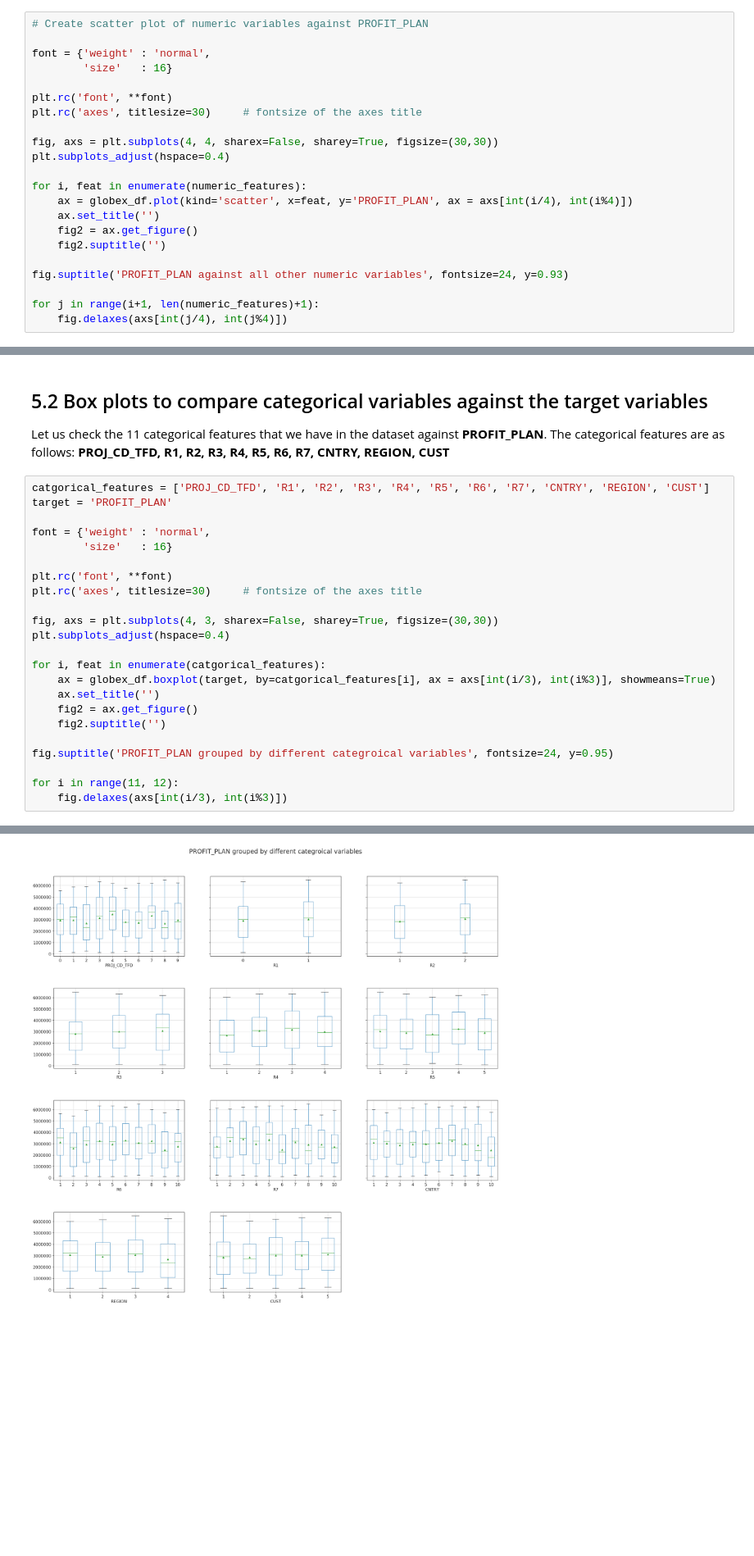
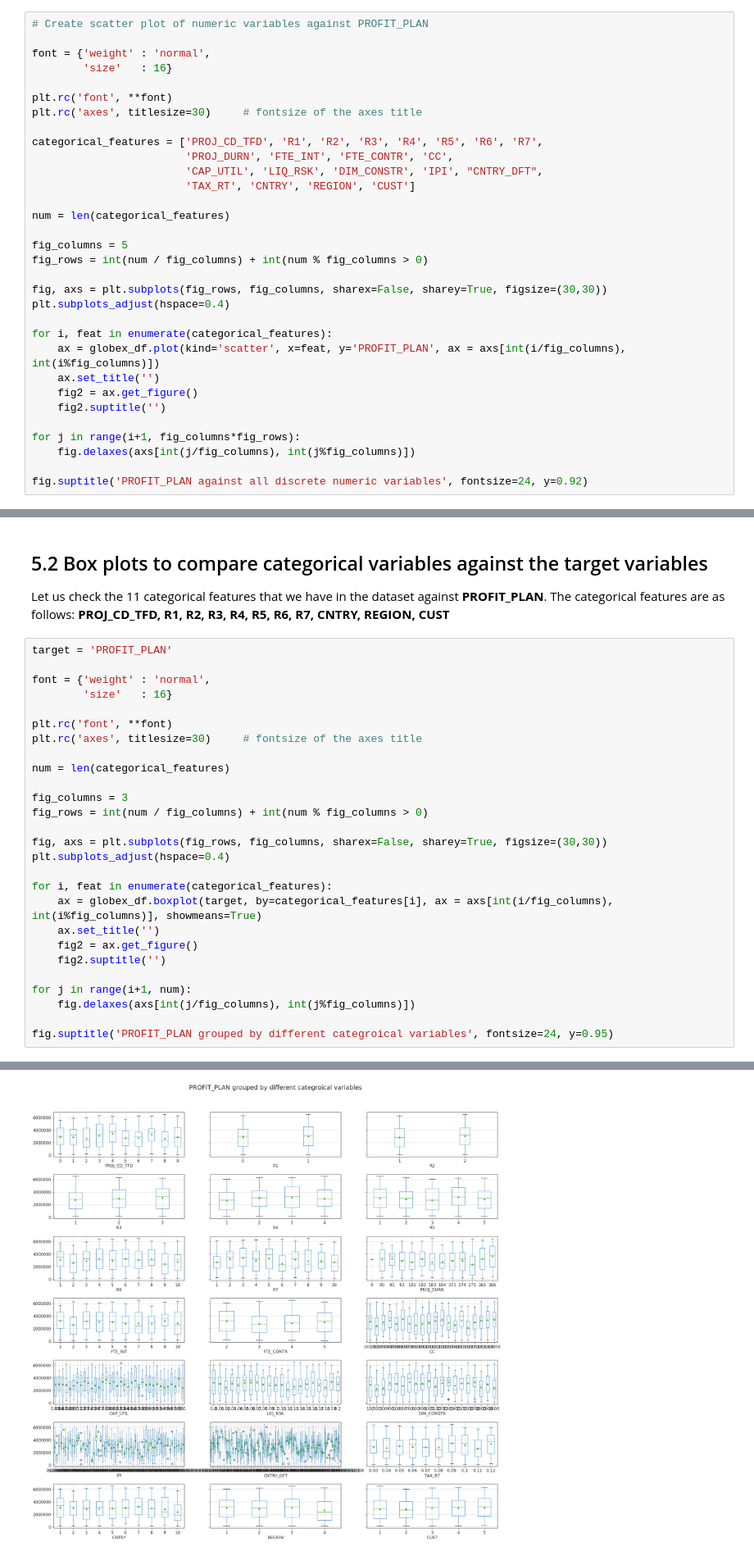
Before and after one commit to walidsi/data-science-bootcamp, a Jupyter notebook: Globex case _1_.ipynb, the cells around one changed output, grey strips where cells are left out. Shown at 82% size. Saved outputs shown, nothing was run; the diff lists cells and outputs as text; blank space fills up the shorter version.

```diff
--- a/Globex case _1_.ipynb
+++ b/Globex case _1_.ipynb
@@ -153,17 +140,27 @@ font = {'weight' : 'normal',
 plt.rc('font', **font)
 plt.rc('axes', titlesize=30)     # fontsize of the axes title
 
-fig, axs = plt.subplots(4, 4, sharex=False, sharey=True, figsize=(30,30))
+categorical_features = ['PROJ_CD_TFD', 'R1', 'R2', 'R3', 'R4', 'R5', 'R6', 'R7',
+                        'PROJ_DURN', 'FTE_INT', 'FTE_CONTR', 'CC',
+                        'CAP_UTIL', 'LIQ_RSK', 'DIM_CONSTR', 'IPI', "CNTRY_DFT",
+                        'TAX_RT', 'CNTRY', 'REGION', 'CUST']
+
+num = len(categorical_features)
+
+fig_columns = 5
+fig_rows = int(num / fig_columns) + int(num % fig_columns > 0)
+
+fig, axs = plt.subplots(fig_rows, fig_columns, sharex=False, sharey=True, figsize=(30,30))
 plt.subplots_adjust(hspace=0.4)
 
-for i, feat in enumerate(numeric_features):
-    ax = globex_df.plot(kind='scatter', x=feat, y='PROFIT_PLAN', ax = axs[int(i/4), int(i%4)])
+for i, feat in enumerate(categorical_features):
+    ax = globex_df.plot(kind='scatter', x=feat, y='PROFIT_PLAN', ax = axs[int(i/fig_columns), int(i%fig_columns)])
     ax.set_title('')
     fig2 = ax.get_figure()
     fig2.suptitle('')
 
-fig.suptitle('PROFIT_PLAN against all other numeric variables', fontsize=24, y=0.93)
+for j in range(i+1, fig_columns*fig_rows):
+    fig.delaxes(axs[int(j/fig_columns), int(j%fig_columns)])
 
-for j in range(i+1, len(numeric_features)+1):
-    fig.delaxes(axs[int(j/4), int(j%4)])
+fig.suptitle('PROFIT_PLAN against all discrete numeric variables', fontsize=24, y=0.92)
 # %% [output]
@@ -235,7 +232,6 @@ The heat map above shows a maximum correlation of 0.67 between <b>employ</b> and
 Let us check the 11 categorical features that we have in the dataset against <b>PROFIT_PLAN</b>. The categorical features are as follows:
     <b>PROJ_CD_TFD, R1, R2, R3, R4, R5, R6, R7, CNTRY, REGION, CUST</b>
 # %%
-catgorical_features = ['PROJ_CD_TFD', 'R1', 'R2', 'R3', 'R4', 'R5', 'R6', 'R7', 'CNTRY', 'REGION', 'CUST']
 target = 'PROFIT_PLAN'
 
 font = {'weight' : 'normal',
@@ -244,17 +240,22 @@ font = {'weight' : 'normal',
 plt.rc('font', **font)
 plt.rc('axes', titlesize=30)     # fontsize of the axes title
 
-fig, axs = plt.subplots(4, 3, sharex=False, sharey=True, figsize=(30,30))
+num = len(categorical_features)
+
+fig_columns = 3
+fig_rows = int(num / fig_columns) + int(num % fig_columns > 0)
+
+fig, axs = plt.subplots(fig_rows, fig_columns, sharex=False, sharey=True, figsize=(30,30))
 plt.subplots_adjust(hspace=0.4)
 
-for i, feat in enumerate(catgorical_features):
-    ax = globex_df.boxplot(target, by=catgorical_features[i], ax = axs[int(i/3), int(i%3)], showmeans=True)
+for i, feat in enumerate(categorical_features):
+    ax = globex_df.boxplot(target, by=categorical_features[i], ax = axs[int(i/fig_columns), int(i%fig_columns)], showmeans=True)
     ax.set_title('')
     fig2 = ax.get_figure()
     fig2.suptitle('')
 
+for j in range(i+1, num):
+    fig.delaxes(axs[int(j/fig_columns), int(j%fig_columns)])
+
 fig.suptitle('PROFIT_PLAN grouped by different categroical variables', fontsize=24, y=0.95)
-
-for i in range(11, 12):
-    fig.delaxes(axs[int(i/3), int(i%3)])
 # %% [output]
@@ -261,4 +263,4 @@ for i in range(11, 12):
-[figure, old version]
+[figure, new version]
 # %% [markdown]
 The cross tabulation above provides the following information about the relationship between each of the nominal features and churn:
 <ul>
```
Also changed, not shown: parts of 22 cells of this notebook.
